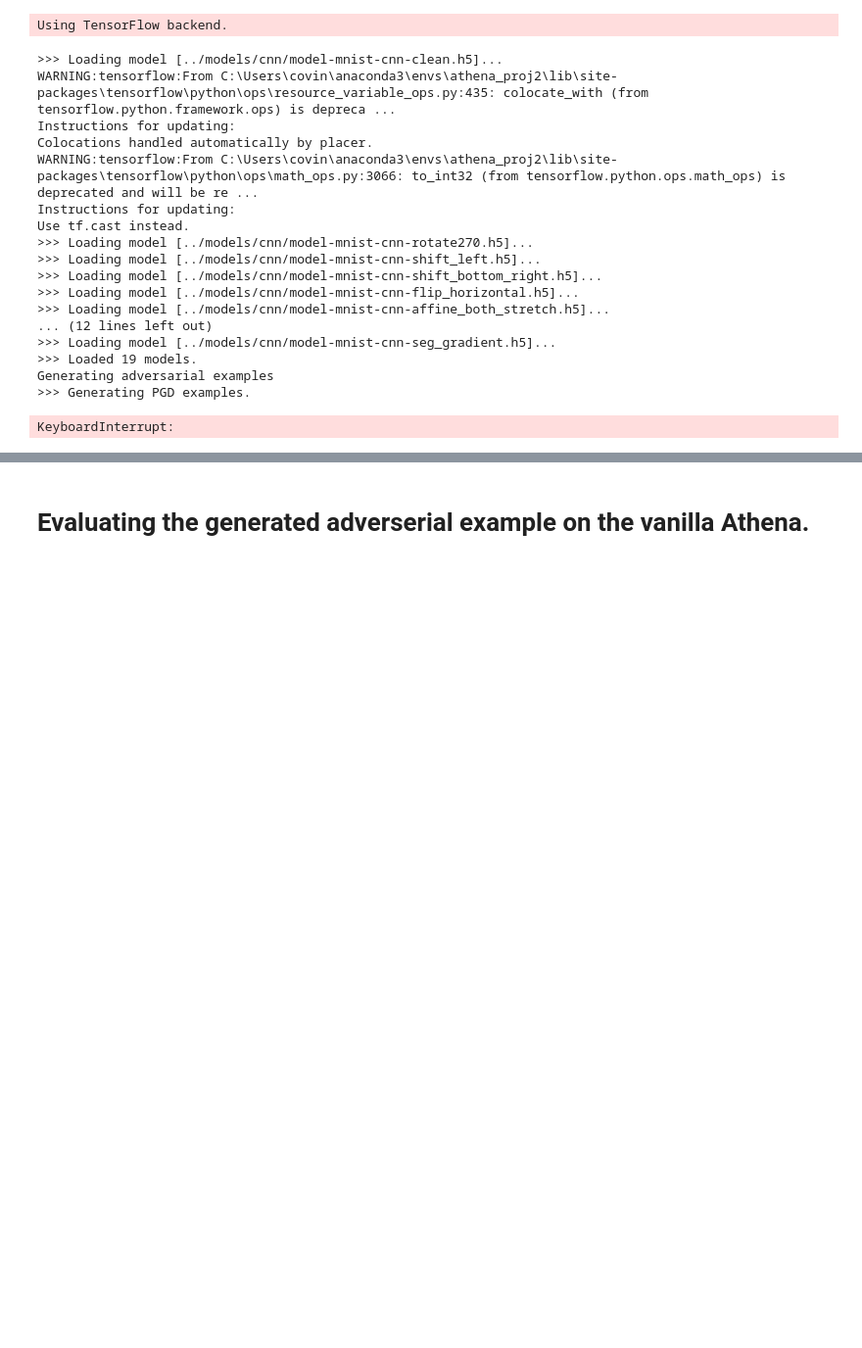
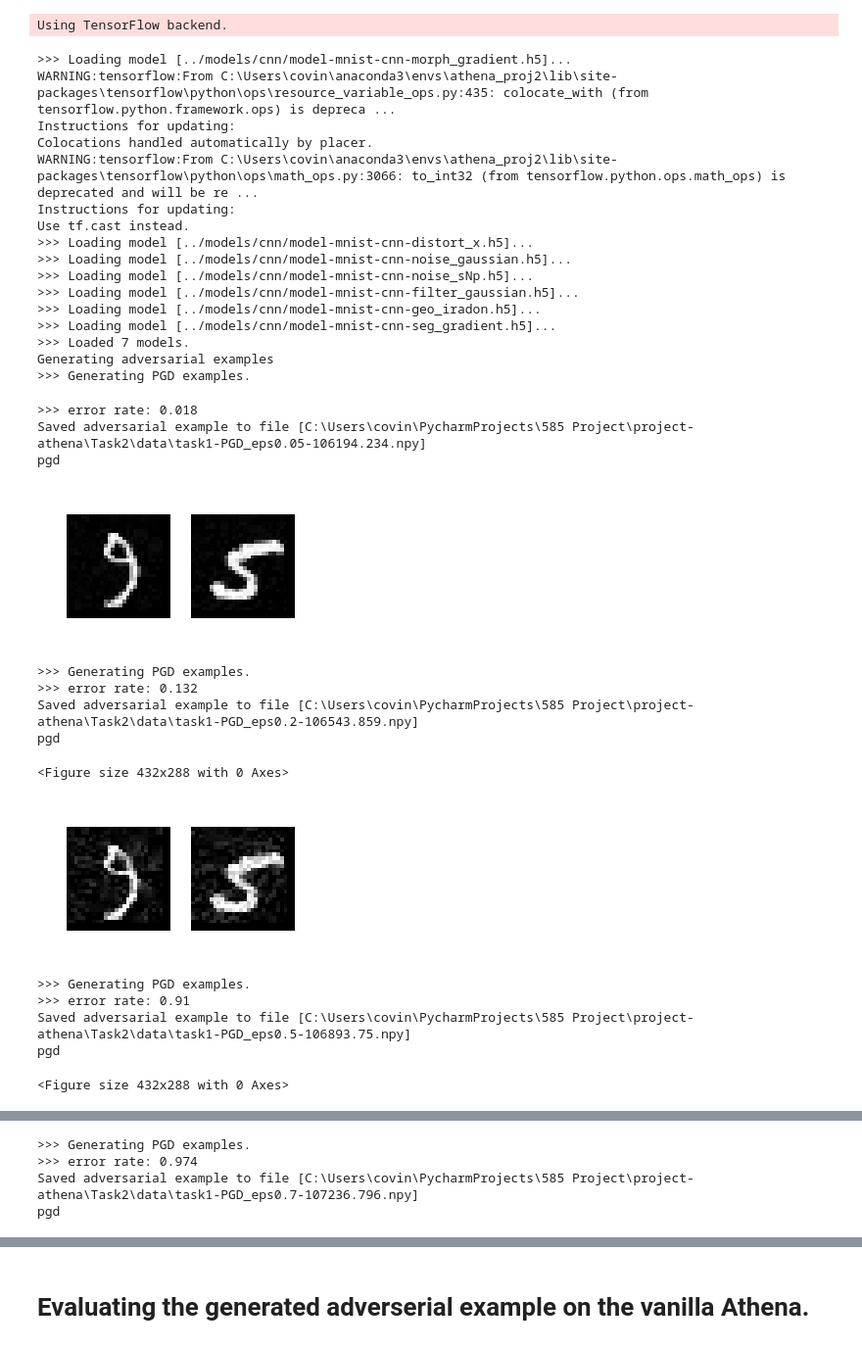
Before and after one commit to Arleycht/project-athena, a Jupyter notebook: Task2/Task2.ipynb, the cells around one changed output, grey strips where cells are left out. Shown at 98% size. Cells and saved outputs as stored; diff of their text form; code cells hidden in the pictures; blank space fills up the shorter version.

```diff
--- a/Task2/Task2.ipynb
+++ b/Task2/Task2.ipynb
@@ -109,41 +109,54 @@ model_configs = load_from_json(project_path.joinpath("Task2/configs/model-mnist.
 # we use the ensemble as adversary's target model.
 pool, _ = load_pool(trans_configs=trans_configs,
                     model_configs=model_configs,
-                    active_list=False,
+                    active_list=True,
                     wrap=True)
 
 # create an AVEP ensemble from the WD pool
 wds = list(pool.values())
 target = Ensemble(classifiers=wds, strategy=ENSEMBLE_STRATEGY.AVEP.value)
 
 # load the benign samples
 data_file = os.path.join(data_configs.get('dir'), data_configs.get('bs_file'))
 data_bs = np.load(data_file)
 # load the corresponding true labels
 label_file = os.path.join(data_configs.get('dir'), data_configs.get('label_file'))
 labels = np.load(label_file)
 
 attack_configs = load_from_json(project_path.joinpath("Task2/configs/attack-zk-mnist.json"))
 output_path = project_path.joinpath("Task2/data")
 
 generate_ae(model=target, data=data_bs,labels=labels, attack_configs=attack_configs,
             save=True, output_dir=output_path)
 # %% [output]
->>> Loading model [../models/cnn/model-mnist-cnn-clean.h5]...
+>>> Loading model [../models/cnn/model-mnist-cnn-morph_gradient.h5]...
 WARNING:tensorflow:From C:\Users\covin\anaconda3\envs\athena_proj2\lib\site-packages\tensorflow\python\ops\resource_variable_ops.py:435: colocate_with (from tensorflow.python.framework.ops) is depreca ...
 Instructions for updating:
 Colocations handled automatically by placer.
 WARNING:tensorflow:From C:\Users\covin\anaconda3\envs\athena_proj2\lib\site-packages\tensorflow\python\ops\math_ops.py:3066: to_int32 (from tensorflow.python.ops.math_ops) is deprecated and will be re ...
 Instructions for updating:
 Use tf.cast instead.
->>> Loading model [../models/cnn/model-mnist-cnn-rotate270.h5]...
->>> Loading model [../models/cnn/model-mnist-cnn-shift_left.h5]...
->>> Loading model [../models/cnn/model-mnist-cnn-shift_bottom_right.h5]...
->>> Loading model [../models/cnn/model-mnist-cnn-flip_horizontal.h5]...
->>> Loading model [../models/cnn/model-mnist-cnn-affine_both_stretch.h5]...
-... (12 lines left out)
+>>> Loading model [../models/cnn/model-mnist-cnn-distort_x.h5]...
+>>> Loading model [../models/cnn/model-mnist-cnn-noise_gaussian.h5]...
+>>> Loading model [../models/cnn/model-mnist-cnn-noise_sNp.h5]...
+>>> Loading model [../models/cnn/model-mnist-cnn-filter_gaussian.h5]...
+>>> Loading model [../models/cnn/model-mnist-cnn-geo_iradon.h5]...
 >>> Loading model [../models/cnn/model-mnist-cnn-seg_gradient.h5]...
->>> Loaded 19 models.
+>>> Loaded 7 models.
 Generating adversarial examples
 >>> Generating PGD examples.
-KeyboardInterrupt:
+>>> error rate: 0.018
+Saved adversarial example to file [C:\Users\covin\PycharmProjects\585 Project\project-athena\Task2\data\task1-PGD_eps0.05-106194.234.npy]
+pgd
+[figure, added]
+>>> Generating PGD examples.
+>>> error rate: 0.132
+Saved adversarial example to file [C:\Users\covin\PycharmProjects\585 Project\project-athena\Task2\data\task1-PGD_eps0.2-106543.859.npy]
+pgd
+<Figure size 432x288 with 0 Axes>
+[figure, added]
+>>> Generating PGD examples.
+>>> error rate: 0.91
+Saved adversarial example to file [C:\Users\covin\PycharmProjects\585 Project\project-athena\Task2\data\task1-PGD_eps0.5-106893.75.npy]
+pgd
+<Figure size 432x288 with 0 Axes>
@@ -149,0 +164,4 @@ KeyboardInterrupt:
+>>> Generating PGD examples.
+>>> error rate: 0.974
+Saved adversarial example to file [C:\Users\covin\PycharmProjects\585 Project\project-athena\Task2\data\task1-PGD_eps0.7-107236.796.npy]
+pgd
```
Also changed, not shown: parts of 1 cell of this notebook, 16 other files.
